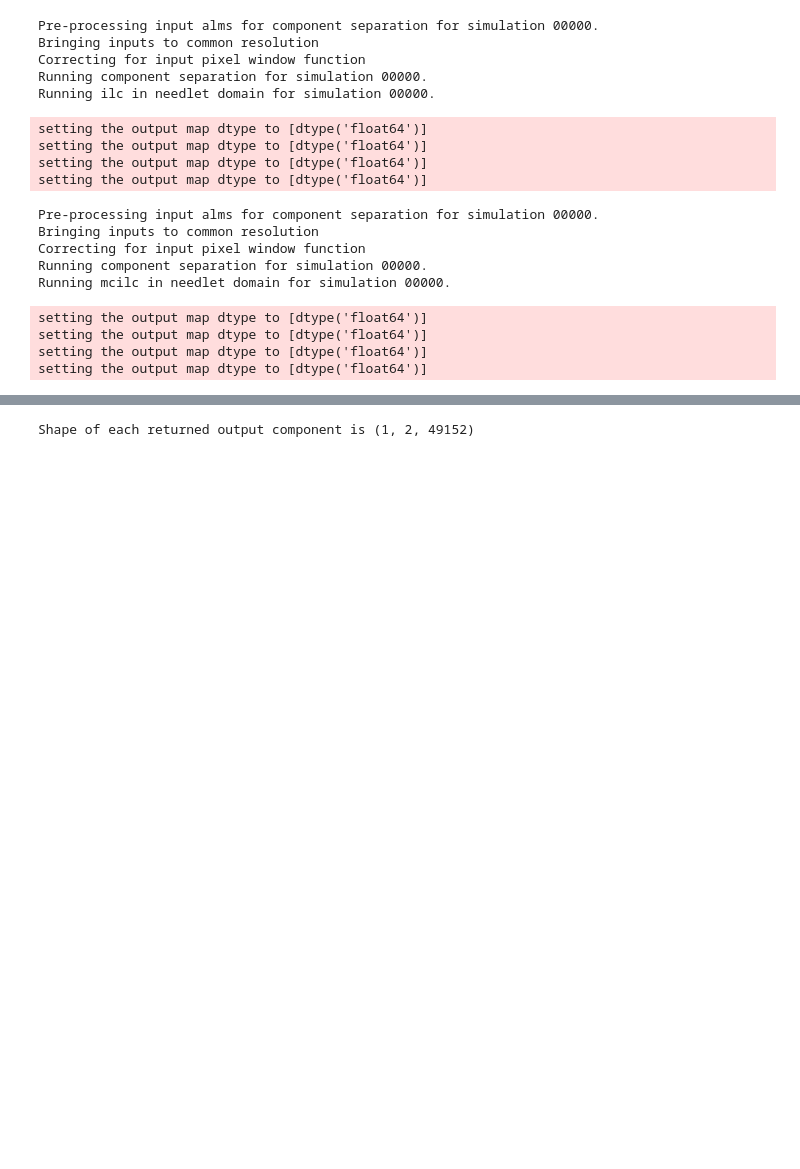
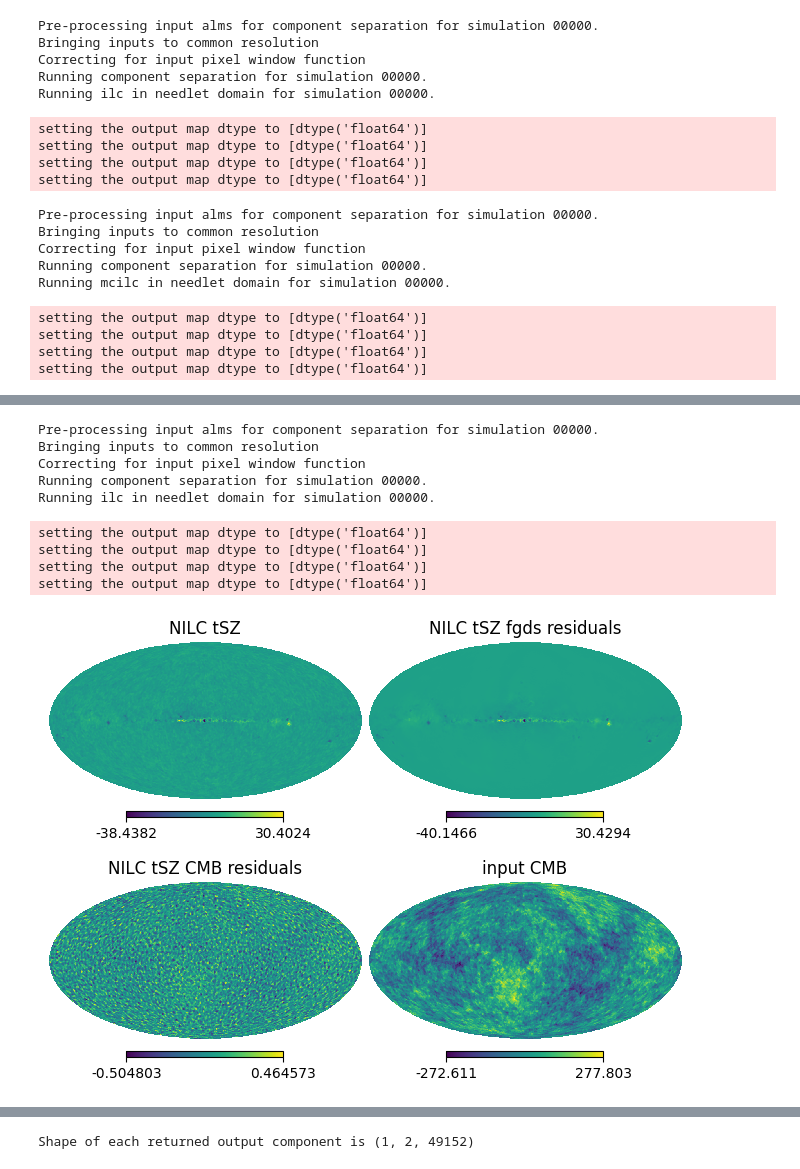
Before and after one commit to alecarones/broom, a Jupyter notebook: tutorials/tutorial_satellite.ipynb, the cells around one changed output, grey strips where cells are left out. Saved outputs shown, nothing was run; the diff lists cells and outputs as text; code cells hidden in the pictures; blank space fills up the shorter version.

```diff
--- a/tutorials/tutorial_satellite.ipynb
+++ b/tutorials/tutorial_satellite.ipynb
@@ -878,0 +1059,47 @@ setting the output map dtype to [dtype('float64'), dtype('float64')]
+# %%
+# TSZ reconstruction with ILC in needlet domain (NILC) in temperature
+config.config["field_out"] = "T"
+config._store_passed_settings()   # refresh all dependent attributes
+
+config_run = {
+    'compsep': [{
+    'method': "ilc",
+    'domain': "needlet",
+    'ilc_bias': 0.001,
+    'component_out': "tsz",
+    'needlet_config':
+      [{'needlet_windows': "mexican"},
+       {'width': 1.3},
+       {'merging_needlets': [0, 14, 17, 19, 40]}],
+    'reduce_ilc_bias': False,
+    'b_squared': False,
+    'adapt_nside': True,
+    'save_needlets': True,
+    'save_weights': True,
+    'cov_noise_debias': [0.,0.,0.,0.],
+    'load_noise_covariance': False,
+    'minimize_variance': False,
+}]}
+
+config.config["compsep"] = config_run["compsep"]
+config._store_passed_settings()   # refresh all dependent attributes
+outputs_tsz = component_separation(config, data, nsim = 0)
+
+cmb_T_in = hp.alm2map(data.cmb[0,0],config.nside_in,lmax=config.lmax_in)
+
+# In this case there is no TSZ in input, so we will just look at residuals
+hp.mollview(outputs_tsz.total[0], title="NILC tSZ", sub=(2,2,1))
+hp.mollview(outputs_tsz.fgds[0], title="NILC tSZ fgds residuals", sub=(2,2,2))
+hp.mollview(outputs_tsz.cmb[0], title="NILC tSZ CMB residuals", sub=(2,2,3))
+hp.mollview(cmb_T_in, title="input CMB", sub=(2,2,4))
+# %% [output]
+Pre-processing input alms for component separation for simulation 00000.
+Bringing inputs to common resolution
+Correcting for input pixel window function
+Running component separation for simulation 00000.
+Running ilc in needlet domain for simulation 00000.
+setting the output map dtype to [dtype('float64')]
+setting the output map dtype to [dtype('float64')]
+setting the output map dtype to [dtype('float64')]
+setting the output map dtype to [dtype('float64')]
+[figure, added]
```
Also changed, not shown: parts of 38 cells of this notebook, 1 other file.
